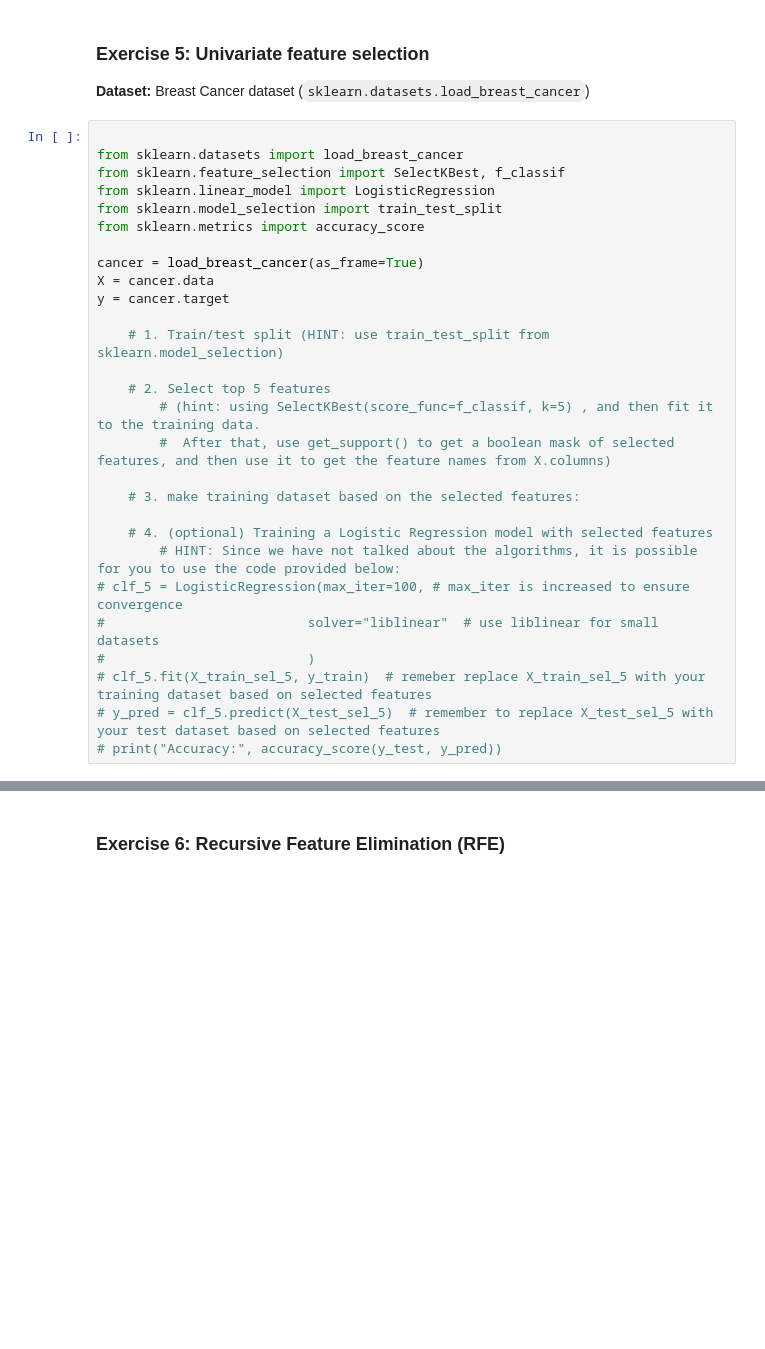
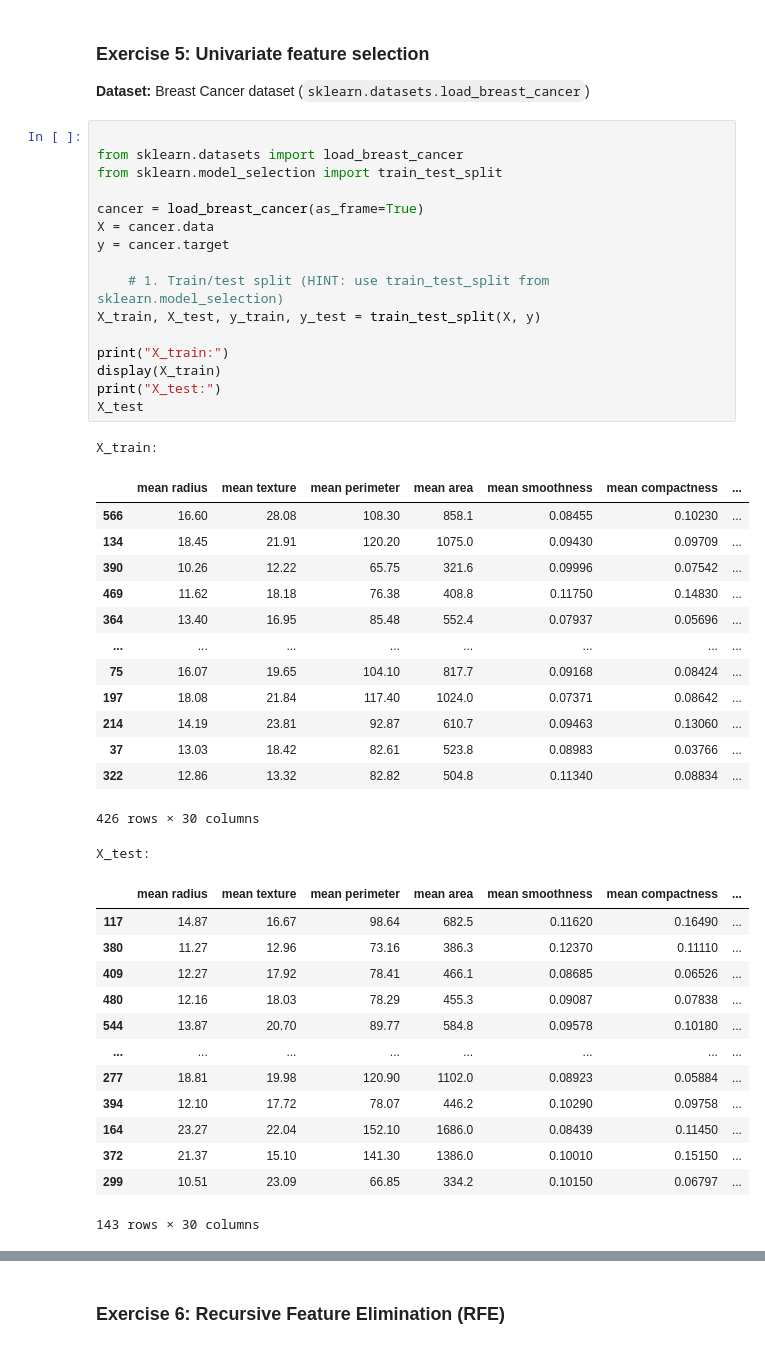
Before and after one commit to Arxcis/VE3451-KI-og-maskinl-ring, a Jupyter notebook: Assign1_feature_engineering_selection_exercises_updated.ipynb, the cells around one changed output, grey strips where cells are left out. Saved outputs shown, nothing was run; the diff lists cells and outputs as text; blank space fills up the shorter version.

```diff
--- a/Assign1_feature_engineering_selection_exercises_updated.ipynb
+++ b/Assign1_feature_engineering_selection_exercises_updated.ipynb
@@ -387,28 +387,45 @@ The number of columns dropped: -2
 # %%
 
 from sklearn.datasets import load_breast_cancer
-from sklearn.feature_selection import SelectKBest, f_classif
-from sklearn.linear_model import LogisticRegression
 from sklearn.model_selection import train_test_split
-from sklearn.metrics import accuracy_score
 
 cancer = load_breast_cancer(as_frame=True)
 X = cancer.data
 y = cancer.target
 
     # 1. Train/test split (HINT: use train_test_split from sklearn.model_selection)
+X_train, X_test, y_train, y_test = train_test_split(X, y)
 
-    # 2. Select top 5 features
-        # (hint: using SelectKBest(score_func=f_classif, k=5) , and then fit it to the training data.
-        #  After that, use get_support() to get a boolean mask of selected features, and then use it to get the feature names from X.columns)
-
-    # 3. make training dataset based on the selected features:
-
-    # 4. (optional) Training a Logistic Regression model with selected features
-        # HINT: Since we have not talked about the algorithms, it is possible for you to use the code provided below:
-# clf_5 = LogisticRegression(max_iter=100, # max_iter is increased to ensure convergence
-#                          solver="liblinear"  # use liblinear for small datasets
-#                          )
-# clf_5.fit(X_train_sel_5, y_train)  # remeber replace X_train_sel_5 with your training dataset based on selected features
-# y_pred = clf_5.predict(X_test_sel_5)  # remember to replace X_test_sel_5 with your test dataset based on selected features
-# print("Accuracy:", accuracy_score(y_test, y_pred))
+print("X_train:")
+display(X_train)
+print("X_test:")
+X_test
+# %% [output]
+X_train:
+|  | mean radius | mean texture | mean perimeter | mean area | mean smoothness | mean compactness | ... |
+| 566 | 16.60 | 28.08 | 108.30 | 858.1 | 0.08455 | 0.10230 | ... |
+| 134 | 18.45 | 21.91 | 120.20 | 1075.0 | 0.09430 | 0.09709 | ... |
+| 390 | 10.26 | 12.22 | 65.75 | 321.6 | 0.09996 | 0.07542 | ... |
+| 469 | 11.62 | 18.18 | 76.38 | 408.8 | 0.11750 | 0.14830 | ... |
+| 364 | 13.40 | 16.95 | 85.48 | 552.4 | 0.07937 | 0.05696 | ... |
+| ... | ... | ... | ... | ... | ... | ... | ... |
+| 75 | 16.07 | 19.65 | 104.10 | 817.7 | 0.09168 | 0.08424 | ... |
+| 197 | 18.08 | 21.84 | 117.40 | 1024.0 | 0.07371 | 0.08642 | ... |
+| 214 | 14.19 | 23.81 | 92.87 | 610.7 | 0.09463 | 0.13060 | ... |
+| 37 | 13.03 | 18.42 | 82.61 | 523.8 | 0.08983 | 0.03766 | ... |
+| 322 | 12.86 | 13.32 | 82.82 | 504.8 | 0.11340 | 0.08834 | ... |
+426 rows × 30 columns
+X_test:
+|  | mean radius | mean texture | mean perimeter | mean area | mean smoothness | mean compactness | ... |
+| 117 | 14.87 | 16.67 | 98.64 | 682.5 | 0.11620 | 0.16490 | ... |
+| 380 | 11.27 | 12.96 | 73.16 | 386.3 | 0.12370 | 0.11110 | ... |
+| 409 | 12.27 | 17.92 | 78.41 | 466.1 | 0.08685 | 0.06526 | ... |
+| 480 | 12.16 | 18.03 | 78.29 | 455.3 | 0.09087 | 0.07838 | ... |
+| 544 | 13.87 | 20.70 | 89.77 | 584.8 | 0.09578 | 0.10180 | ... |
+| ... | ... | ... | ... | ... | ... | ... | ... |
+| 277 | 18.81 | 19.98 | 120.90 | 1102.0 | 0.08923 | 0.05884 | ... |
+| 394 | 12.10 | 17.72 | 78.07 | 446.2 | 0.10290 | 0.09758 | ... |
+| 164 | 23.27 | 22.04 | 152.10 | 1686.0 | 0.08439 | 0.11450 | ... |
+| 372 | 21.37 | 15.10 | 141.30 | 1386.0 | 0.10010 | 0.15150 | ... |
+| 299 | 10.51 | 23.09 | 66.85 | 334.2 | 0.10150 | 0.06797 | ... |
+143 rows × 30 columns
```
Also changed, not shown: parts of 3 cells of this notebook.
